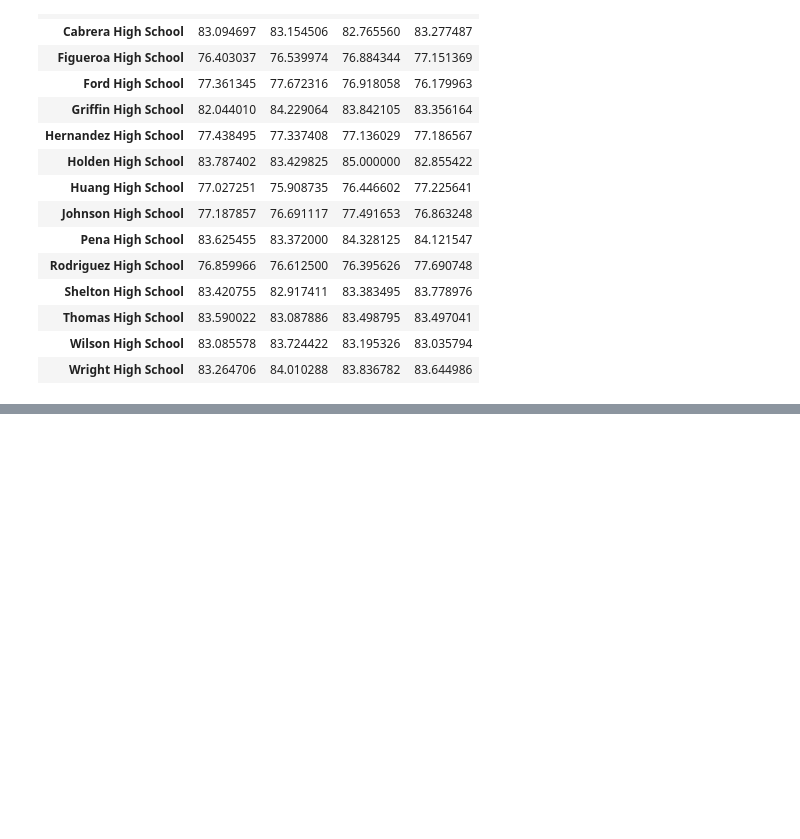
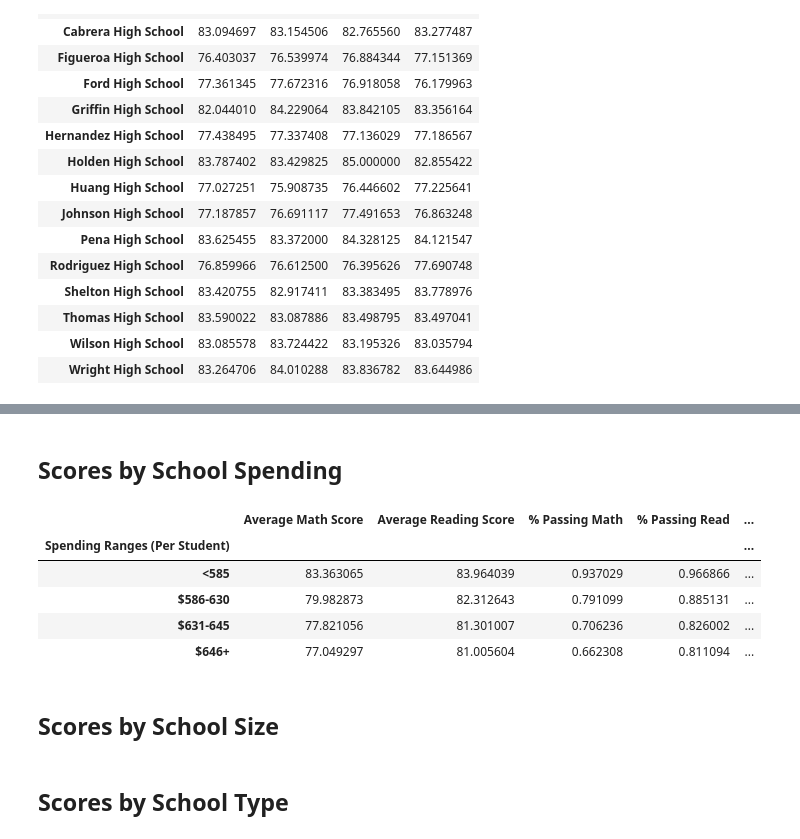
Before and after one commit to mnolker/pandas-challenge, a Jupyter notebook: PyCitySchools/PyCitySchools.ipynb, the cells around one changed output, grey strips where cells are left out. Cells and saved outputs as stored; diff of their text form; code cells hidden in the pictures; blank space fills up the shorter version.

```diff
--- a/PyCitySchools/PyCitySchools.ipynb
+++ b/PyCitySchools/PyCitySchools.ipynb
@@ -376,0 +415,11 @@ schools_avg_read_by_grade_df
+# %% [markdown]
+## Scores by School Spending
+# %%
+spend_range_sum_df
+# %% [output]
+|  | Average Math Score | Average Reading Score | % Passing Math | % Passing Read | ... |
+| Spending Ranges (Per Student) |  |  |  |  | ... |
+| <585 | 83.363065 | 83.964039 | 0.937029 | 0.966866 | ... |
+| $586-630 | 79.982873 | 82.312643 | 0.791099 | 0.885131 | ... |
+| $631-645 | 77.821056 | 81.301007 | 0.706236 | 0.826002 | ... |
+| $646+ | 77.049297 | 81.005604 | 0.662308 | 0.811094 | ... |
@@ -376,0 +428,2 @@ schools_avg_read_by_grade_df
+# %% [markdown]
+## Scores by School Size
@@ -376,0 +434,2 @@ schools_avg_read_by_grade_df
+# %% [markdown]
+## Scores by School Type
```
Also changed, not shown: parts of 7 cells of this notebook.
